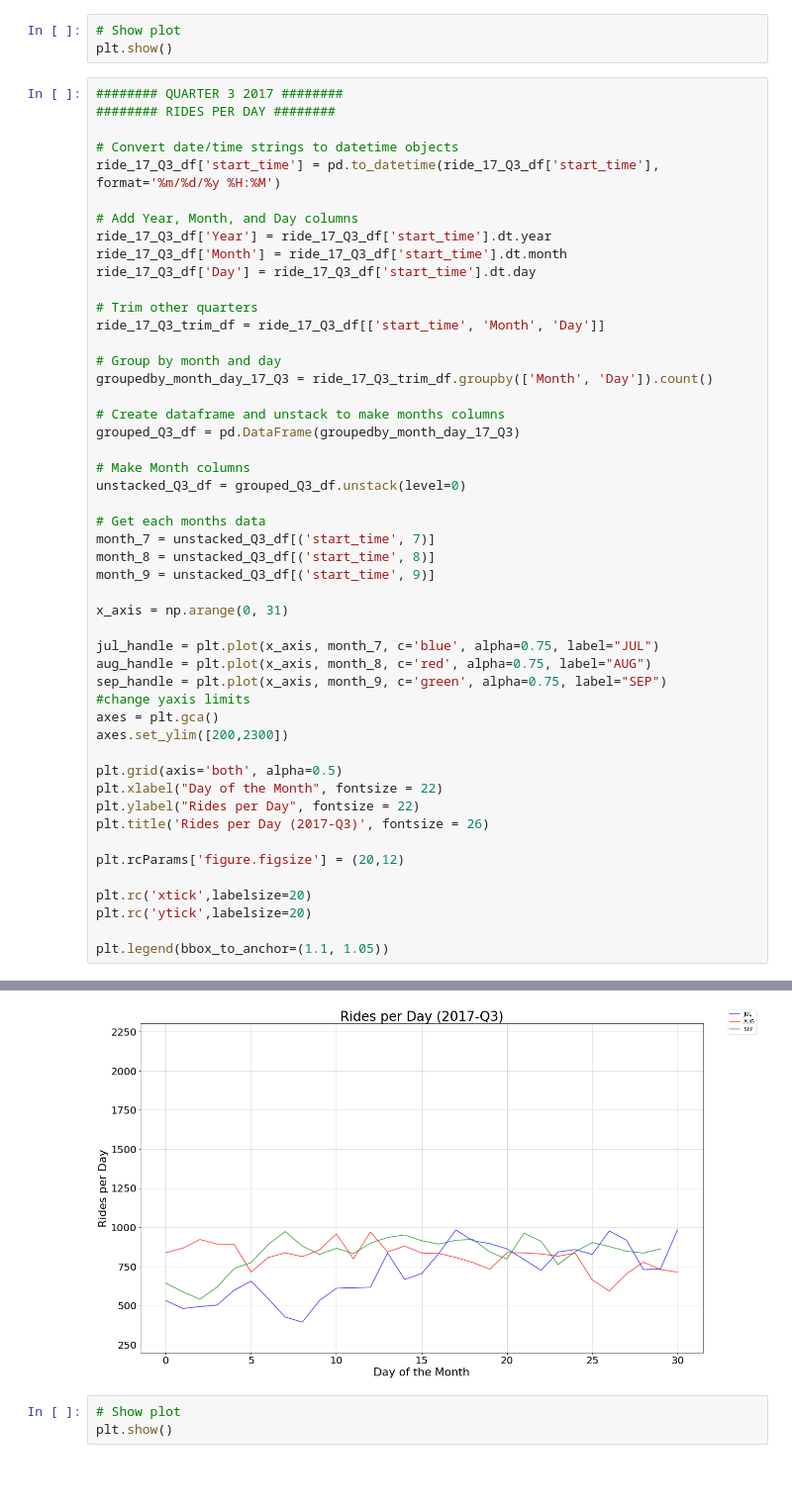
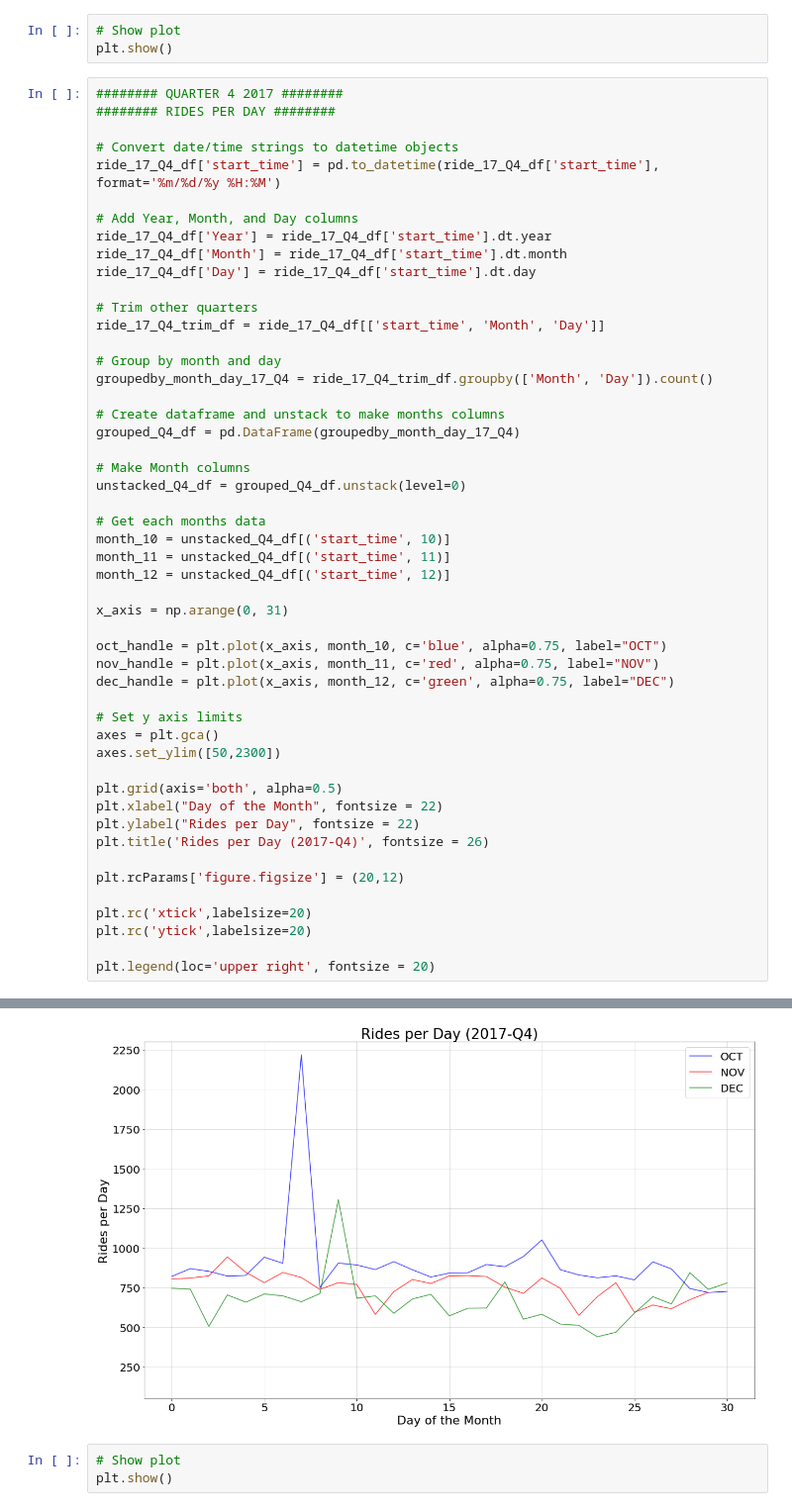
Before and after one commit to sqweets/Project1-LA-Bike_Share, a Jupyter notebook: Project_One_RidesPerDayAndMonth.ipynb, the cells around one changed output, grey strips where cells are left out. Shown: that part at 99% size. Saved outputs shown, nothing was run; the diff lists cells and outputs as text; blank space fills up the shorter version.

```diff
--- a/Project_One_RidesPerDayAndMonth.ipynb
+++ b/Project_One_RidesPerDayAndMonth.ipynb
@@ -277,57 +310,58 @@ plt.legend(bbox_to_anchor=(1.1, 1.05))
 # Show plot
 plt.show()
 # %%
-######## QUARTER 3 2017 ########
+######## QUARTER 4 2017 ########
 ######## RIDES PER DAY ########
 
 # Convert date/time strings to datetime objects
-ride_17_Q3_df['start_time'] = pd.to_datetime(ride_17_Q3_df['start_time'], format='%m/%d/%y %H:%M')
+ride_17_Q4_df['start_time'] = pd.to_datetime(ride_17_Q4_df['start_time'], format='%m/%d/%y %H:%M')
 
 # Add Year, Month, and Day columns
-ride_17_Q3_df['Year'] = ride_17_Q3_df['start_time'].dt.year
-ride_17_Q3_df['Month'] = ride_17_Q3_df['start_time'].dt.month
-ride_17_Q3_df['Day'] = ride_17_Q3_df['start_time'].dt.day
+ride_17_Q4_df['Year'] = ride_17_Q4_df['start_time'].dt.year
+ride_17_Q4_df['Month'] = ride_17_Q4_df['start_time'].dt.month
+ride_17_Q4_df['Day'] = ride_17_Q4_df['start_time'].dt.day
 
 # Trim other quarters
-ride_17_Q3_trim_df = ride_17_Q3_df[['start_time', 'Month', 'Day']]
+ride_17_Q4_trim_df = ride_17_Q4_df[['start_time', 'Month', 'Day']]
 
 # Group by month and day
-groupedby_month_day_17_Q3 = ride_17_Q3_trim_df.groupby(['Month', 'Day']).count()
+groupedby_month_day_17_Q4 = ride_17_Q4_trim_df.groupby(['Month', 'Day']).count()
 
 # Create dataframe and unstack to make months columns
-grouped_Q3_df = pd.DataFrame(groupedby_month_day_17_Q3)
+grouped_Q4_df = pd.DataFrame(groupedby_month_day_17_Q4)
 
 # Make Month columns
-unstacked_Q3_df = grouped_Q3_df.unstack(level=0)
+unstacked_Q4_df = grouped_Q4_df.unstack(level=0)
 
 # Get each months data
-month_7 = unstacked_Q3_df[('start_time', 7)]
-month_8 = unstacked_Q3_df[('start_time', 8)]
-month_9 = unstacked_Q3_df[('start_time', 9)]
+month_10 = unstacked_Q4_df[('start_time', 10)]
+month_11 = unstacked_Q4_df[('start_time', 11)]
+month_12 = unstacked_Q4_df[('start_time', 12)]
 
 x_axis = np.arange(0, 31)
 
-jul_handle = plt.plot(x_axis, month_7, c='blue', alpha=0.75, label="JUL")
-aug_handle = plt.plot(x_axis, month_8, c='red', alpha=0.75, label="AUG")
-sep_handle = plt.plot(x_axis, month_9, c='green', alpha=0.75, label="SEP")
-#change yaxis limits
+oct_handle = plt.plot(x_axis, month_10, c='blue', alpha=0.75, label="OCT")
+nov_handle = plt.plot(x_axis, month_11, c='red', alpha=0.75, label="NOV")
+dec_handle = plt.plot(x_axis, month_12, c='green', alpha=0.75, label="DEC")
+
+# Set y axis limits
 axes = plt.gca()
-axes.set_ylim([200,2300])
+axes.set_ylim([50,2300])
 
 plt.grid(axis='both', alpha=0.5)
 plt.xlabel("Day of the Month", fontsize = 22)
 plt.ylabel("Rides per Day", fontsize = 22)
-plt.title('Rides per Day (2017-Q3)', fontsize = 26)
+plt.title('Rides per Day (2017-Q4)', fontsize = 26)
 
 plt.rcParams['figure.figsize'] = (20,12)
 
 plt.rc('xtick',labelsize=20)
 plt.rc('ytick',labelsize=20)
 
-plt.legend(bbox_to_anchor=(1.1, 1.05))
+plt.legend(loc='upper right', fontsize = 20)
 # %% [output]
 <matplotlib.legend.Legend at 0x...>
-[figure, old version]
+[figure, new version]
 # %%
 # Show plot
 plt.show()
```
Also changed, not shown: parts of 12 cells of this notebook, 2 other files.
